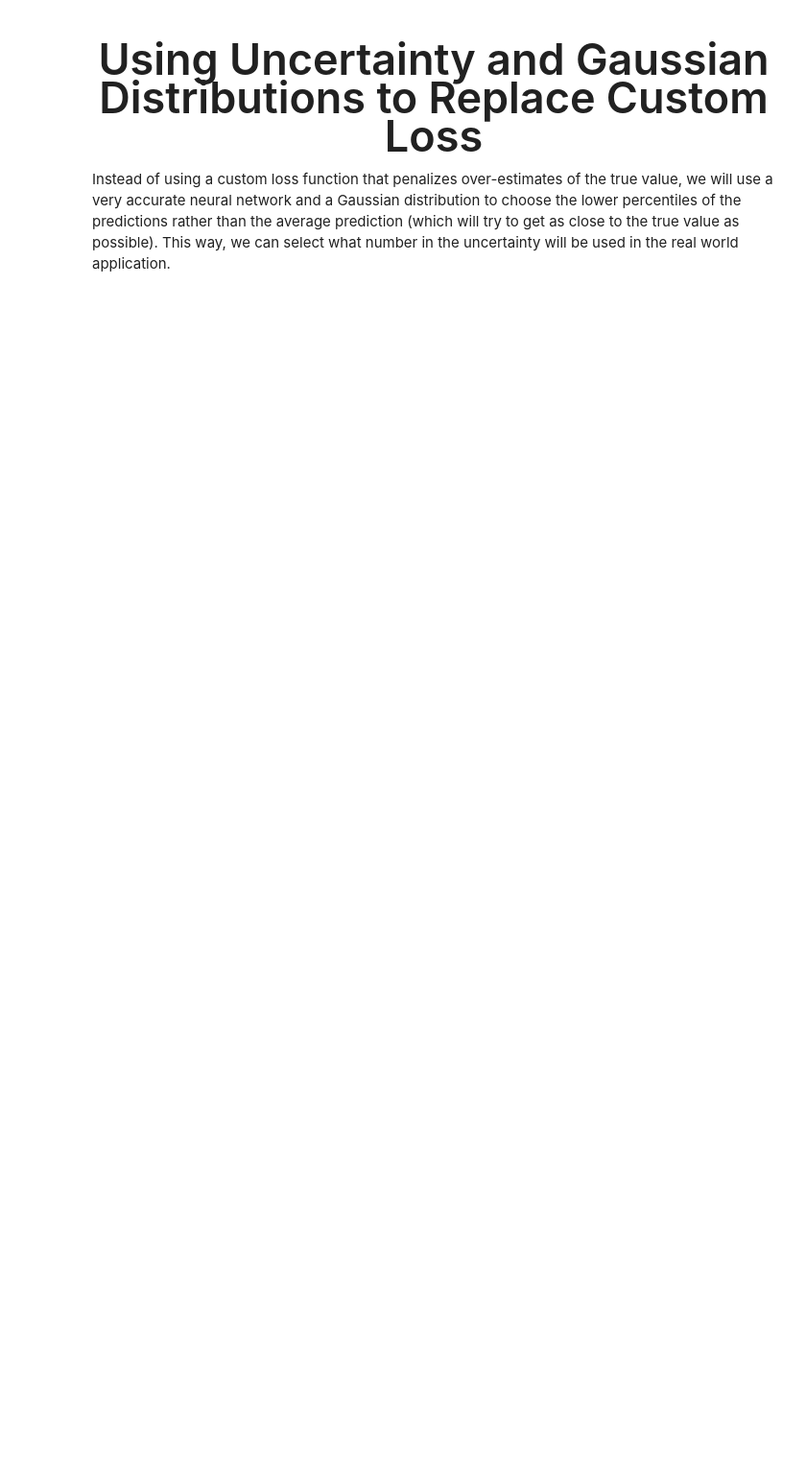
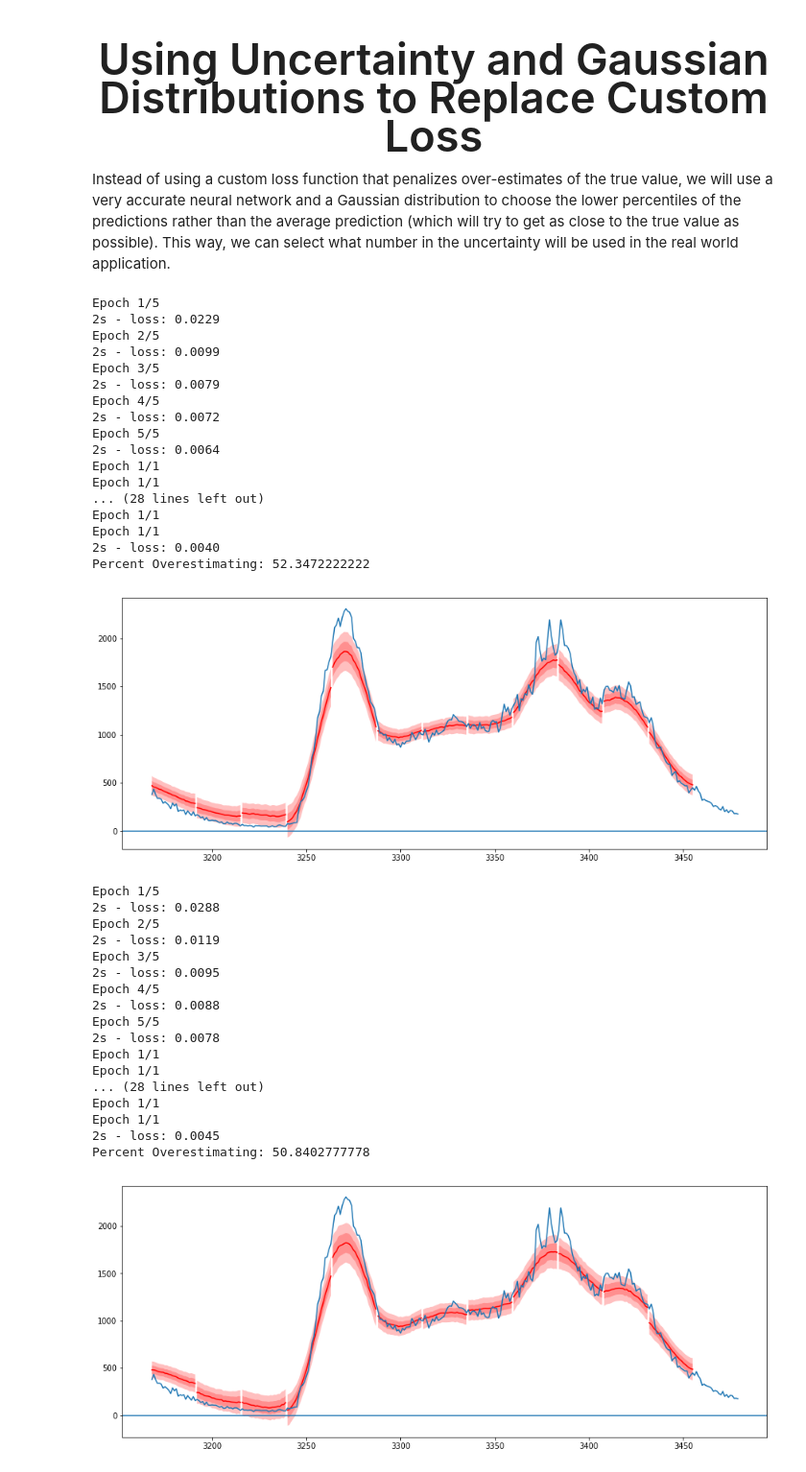
Before and after one commit to huevosabio/ts-predict, a Jupyter notebook: 3 - Uncertainty Replaces Custom Loss.ipynb, the cells around one changed output. Shown: that part at 96% size. Cells and saved outputs as stored; diff of their text form; code cells hidden in the pictures; blank space fills up the shorter version.

```diff
--- a/3 - Uncertainty Replaces Custom Loss.ipynb
+++ b/3 - Uncertainty Replaces Custom Loss.ipynb
@@ -125,7 +147,7 @@ scaler = MinMaxScaler(feature_range=(0, 1))
 dataset = scaler.fit_transform(dataset_orig)
 
 # split into train and test sets
-train_size = 288*14
+train_size = 288*10
 test_size = len(dataset) - train_size
 test, train = dataset[0:test_size,:], dataset[test_size:len(dataset)-look_forward,:]
 
@@ -150,3 +172,66 @@ def create_model(rate = 0.2):
     model.add(Dense(128))
     model.add(Dense(look_forward))
     return model
+# %%
+batch = 5
+seed = 11
+# create and fit the LSTM network
+model = create_model(rate=0.2)
+model2 = create_model(rate=0.2)
+
+np.random.seed(seed)
+model.compile(loss='mean_squared_error', optimizer=RMSprop(lr=0.0002, rho=0.9, epsilon=1e-08, decay=0.0002))
+model.fit(trainX, trainY, epochs=5, batch_size=batch, verbose=2)
+for i in range (30):
+    if i % 10 == 9:
+        model.fit(trainX, trainY, epochs=1, batch_size=batch, verbose=2)
+    else:
+        model.fit(trainX, trainY, epochs=1, batch_size=batch, verbose=3)
+predict(model, total_days=1,day=11,delta=24)
+
+np.random.seed(seed)
+model2.compile(loss='mean_squared_error', optimizer=RMSprop(lr=0.0001, rho=0.9, epsilon=1e-08, decay=0.0002))
+model2.fit(trainX, trainY, epochs=5, batch_size=batch, verbose=2)
+for i in range (30):
+    if i % 10 == 9:
+        model2.fit(trainX, trainY, epochs=1, batch_size=batch, verbose=2)
+    else:
+        model2.fit(trainX, trainY, epochs=1, batch_size=batch, verbose=3)
+predict(model2, total_days=1,day=11,delta=24)
+# %% [output]
+Epoch 1/5
+2s - loss: 0.0229
+Epoch 2/5
+2s - loss: 0.0099
+Epoch 3/5
+2s - loss: 0.0079
+Epoch 4/5
+2s - loss: 0.0072
+Epoch 5/5
+2s - loss: 0.0064
+Epoch 1/1
+Epoch 1/1
+... (28 lines left out)
+Epoch 1/1
+Epoch 1/1
+2s - loss: 0.0040
+Percent Overestimating: 52.3472222222
+[figure, added]
+Epoch 1/5
+2s - loss: 0.0288
+Epoch 2/5
+2s - loss: 0.0119
+Epoch 3/5
+2s - loss: 0.0095
+Epoch 4/5
+2s - loss: 0.0088
+Epoch 5/5
+2s - loss: 0.0078
+Epoch 1/1
+Epoch 1/1
+... (28 lines left out)
+Epoch 1/1
+Epoch 1/1
+2s - loss: 0.0045
+Percent Overestimating: 50.8402777778
+[figure, added]
```
Also changed, not shown: parts of 8 cells of this notebook, 3 other files.
